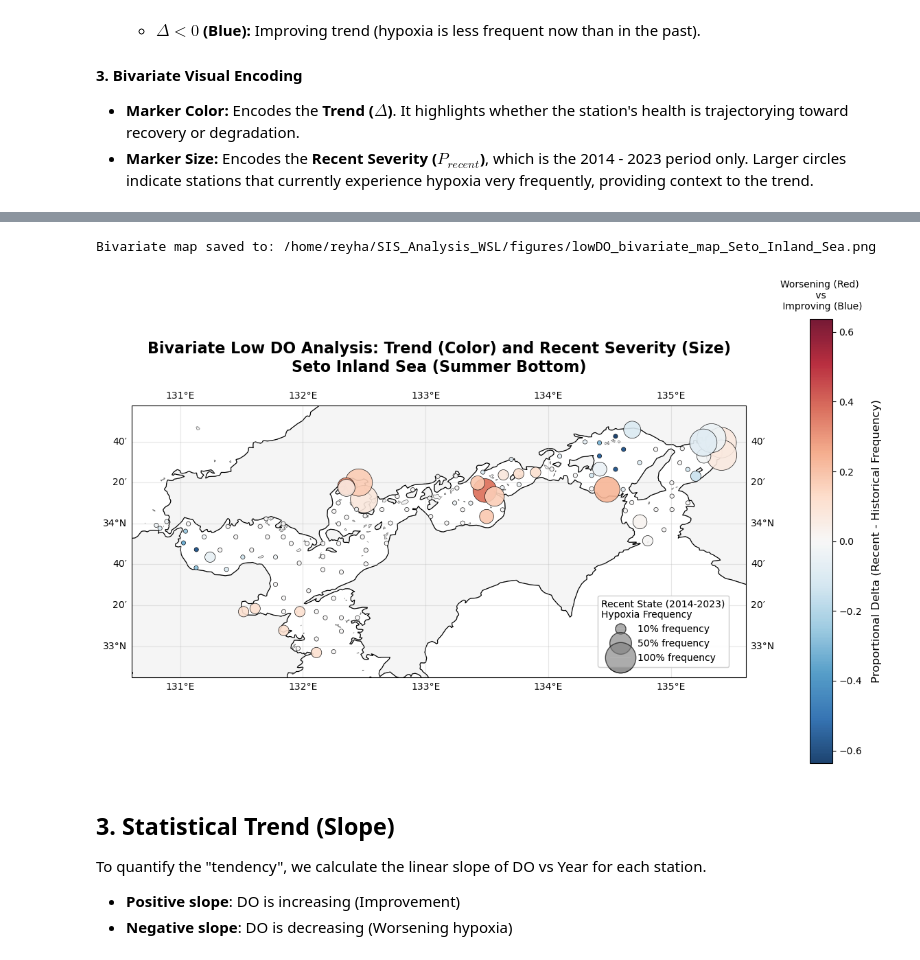
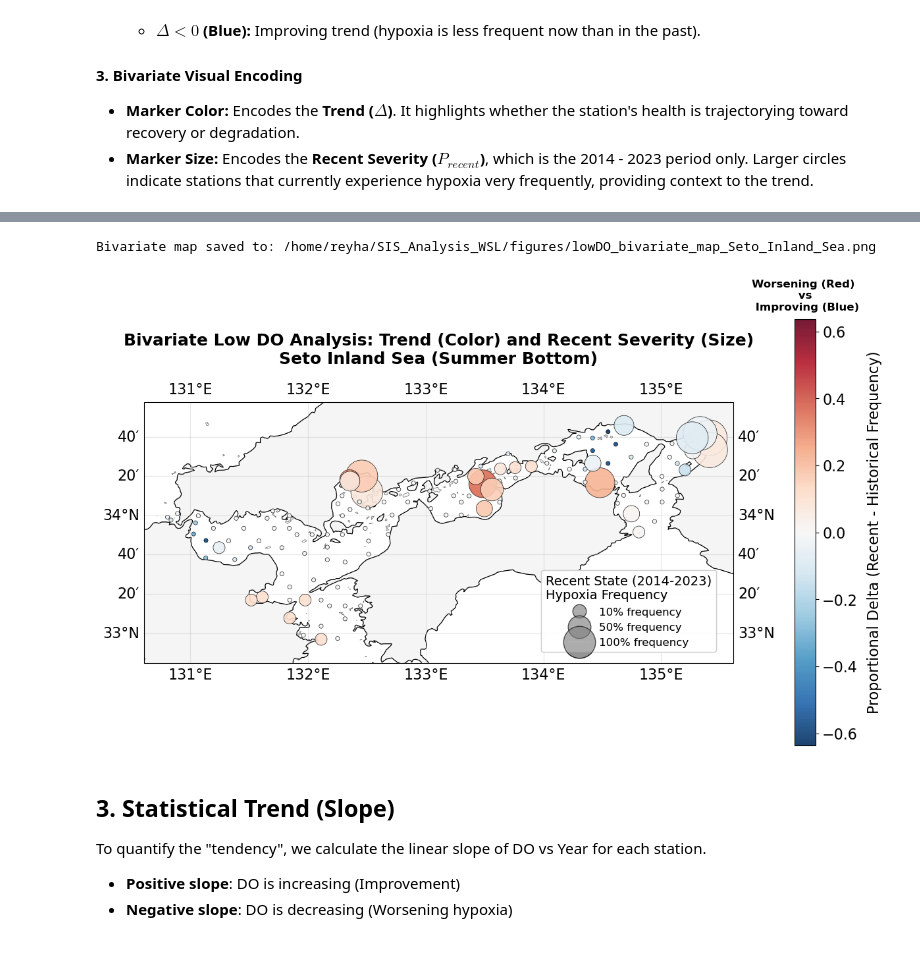
Before and after one commit to reyhanstig/SIS_Analysis_WSL, a Jupyter notebook: notebooks/42_hypoxia_tendecy_per_station.ipynb, the cells around one changed output, grey strips where cells are left out. Saved outputs shown, nothing was run; the diff lists cells and outputs as text; code cells hidden in the pictures.

```diff
--- a/notebooks/42_hypoxia_tendecy_per_station.ipynb
+++ b/notebooks/42_hypoxia_tendecy_per_station.ipynb
@@ -16,6 +16,7 @@ By sorting stations geographically or by their mean DO, we can identify spatial
 import pandas as pd
 import numpy as np
 import matplotlib.pyplot as plt
+plt.style.use('../project_style.mplstyle')
 import seaborn as sns
 import sys
 import os
@@ -347,7 +351,7 @@ vmax = max(abs(map_df['delta'].min()), abs(map_df['delta'].max()), 0.1) # Center
 sc = ax.scatter(
     map_df['lon'], map_df['lat'],
     c=map_df['delta'],
-    s=map_df['p_recent'] * 1000 + 20, # Scale size for impact, minimum size 20
+    s=map_df['p_recent'] * 1500 + 20, # Scale size for impact, minimum size 20
     cmap='RdBu_r', # Red for positive (worsening), Blue for negative (improving)
     vmin=-vmax, vmax=vmax,
     edgecolors='black',
@@ -356,39 +360,39 @@ sc = ax.scatter(
     transform=ccrs.PlateCarree(),
     zorder=3
 )
 
 # Legends
 # 1. Continuous Colorbar for Trend (Delta)
 cbar = plt.colorbar(sc, ax=ax, orientation='vertical', shrink=0.7, pad=0.08)
-cbar.set_label('Proportional Delta (Recent - Historical Frequency)', fontsize=12, labelpad=10)
-cbar.ax.set_title('Worsening (Red) \n vs \n Improving (Blue)', fontsize=10, pad=10)
+cbar.set_label('Proportional Delta (Recent - Historical Frequency)', fontsize=16, labelpad=10)
+cbar.ax.set_title('Worsening (Red) \n vs \n Improving (Blue)', fontsize=12, pad=10)
 
 # 2. Discrete Size Legend for Recent Frequency (P_recent)
 # Create proxy artists for the size legend
-sizes = [0.1, 0.5, 1.0]
+sizes = [0.2, 0.6, 1.2]
 labels = ['10% frequency', '50% frequency', '100% frequency']
 legend_elements = [Line2D([0], [0], marker='o', color='w', label=l,
                           markerfacecolor='gray', markersize=np.sqrt(s * 1000 + 20),
                           markeredgecolor='k', alpha=0.6)
                    for s, l in zip(sizes, labels)]
 
 size_legend = ax.legend(handles=legend_elements, loc='lower right',
                         title='Recent State (2014-2023)\nHypoxia Frequency',
-                        frameon=True, fontsize=10, bbox_to_anchor=(0.98, 0.02))
+                        frameon=True, fontsize=12, title_fontsize=14, bbox_to_anchor=(0.98, 0.02))
 ax.add_artist(size_legend)
 
 plt.title(f'Bivariate Low DO Analysis: Trend (Color) and Recent Severity (Size)\n{TARGET_REGION} (Summer Bottom)',
-          fontsize=16, fontweight="bold", pad=20)
+          fontsize=18, fontweight="bold", pad=20)
 
 # Save result
 map_output = ProjectPaths.FIGURES_DIR / f'lowDO_bivariate_map_{TARGET_REGION.replace(" ", "_")}.png'
 plt.savefig(map_output, dpi=300, bbox_inches='tight')
 print(f"Bivariate map saved to: {map_output}")
 
 plt.show()
 # %% [output]
 Bivariate map saved to: /home/reyha/SIS_Analysis_WSL/figures/lowDO_bivariate_map_Seto_Inland_Sea.png
-[figure, old version]
+[figure, new version]
 # %% [markdown]
 ## 3. Statistical Trend (Slope)
 
```
Also changed, not shown: parts of 4 cells of this notebook, 6 other files.
